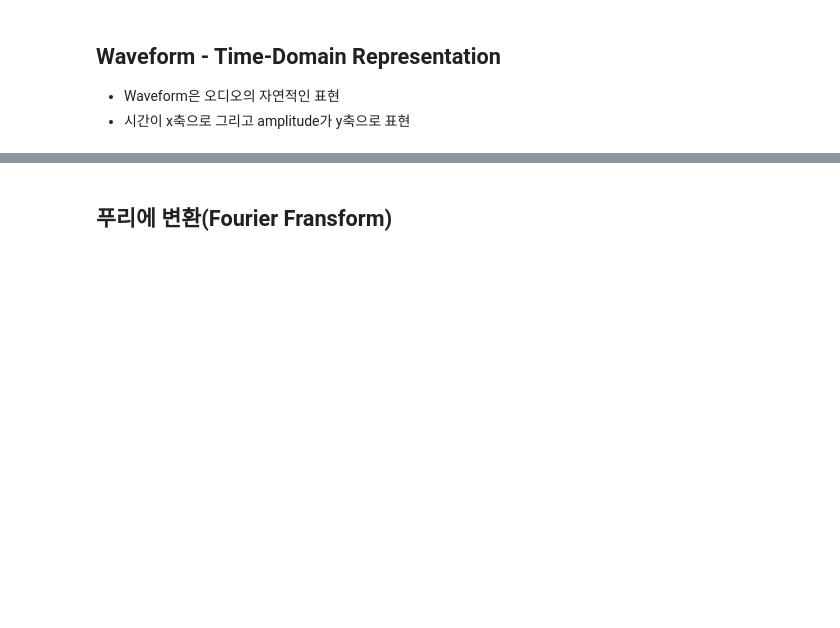
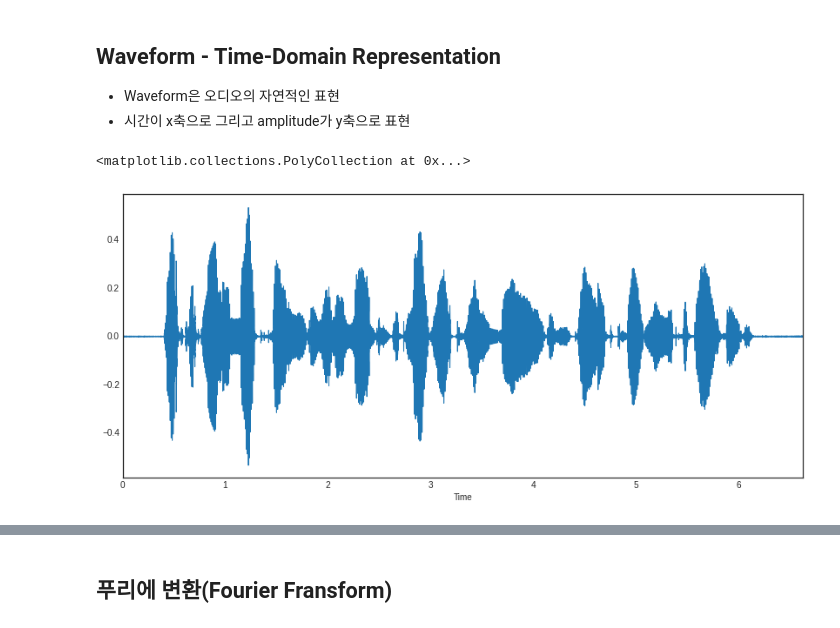
Before and after one commit to Jinwook-Song/audio_processing, a Jupyter notebook: 오디오_처리.ipynb, the cells around one changed output, grey strips where cells are left out. Cells and saved outputs as stored; diff of their text form; code cells hidden in the pictures; blank space fills up the shorter version.

```diff
--- a/오디오_처리.ipynb
+++ b/오디오_처리.ipynb
@@ -148,6 +182,14 @@ ipd.Audio(y_4k, rate=4000)
 
 * Waveform은 오디오의 자연적인 표현
 * 시간이 x축으로 그리고 amplitude가 y축으로 표현
+# %%
+audio_np = audio_data.numpy()
+
+fig = plt.figure(figsize=[14, 6])
+librosa.display.waveplot(audio_np, sr)
+# %% [output]
+<matplotlib.collections.PolyCollection at 0x...>
+[figure, added]
 # %% [markdown]
 ## 정현파(Sinusoid) - Time-Frequency Representation
 
```
Also changed, not shown: parts of 45 cells of this notebook.
